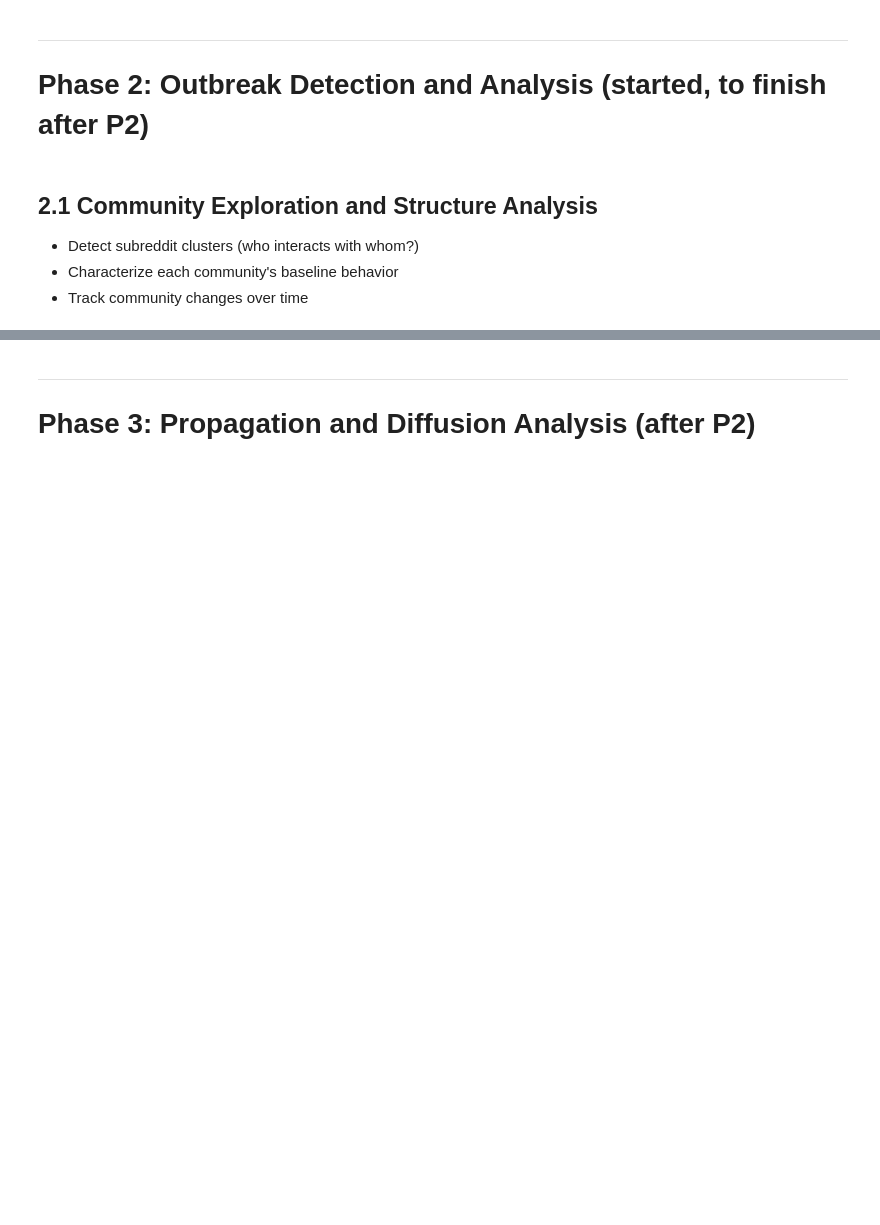
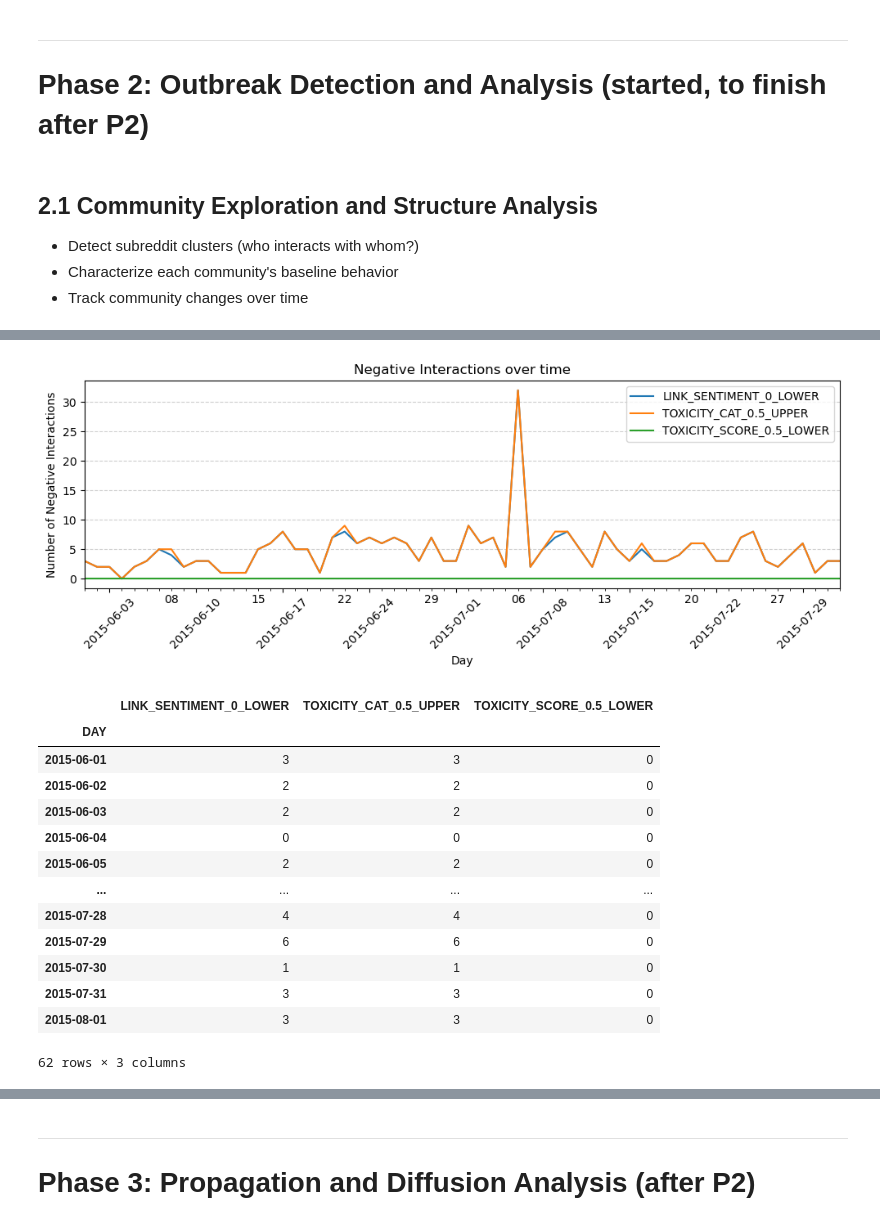
Before and after one commit to AkselAcar/ada-2025-project-adastra, a Jupyter notebook: results.ipynb, the cells around one changed output, grey strips where cells are left out. Drawn from its saved outputs; the diff is of its cells as text; code cells hidden in the pictures; blank space fills up the shorter version.

```diff
--- a/results.ipynb
+++ b/results.ipynb
@@ -463,0 +585,57 @@ To focus on **specific properties** of what was used to define toxicity. Could b
+# %%
+# Count the number of negative daily interactions across all considered subreddits
+CRITERION = ["LINK_SENTIMENT",
+             "TOXICITY_CAT",
+             "TOXICITY_SCORE"
+             #"TOXICITY_SCORE_ROLLZ"
+             ]
+THRESHOLDS = [0,
+              0.5,
+              0.5
+              #0.10
+              ]
+UPPER = [False,
+         True,
+         False
+         # False
+        ]
+daily_neg_interaction_df = construct_neg_interaction_df(focused_df,
+                                                        time_window=TIME_WINDOW,
+                                                        criteria=CRITERION,
+                                                        threshold=THRESHOLDS,
+                                                        upper=UPPER,
+                                                        groupby_type="DAY")
+
+# Plot
+fig, ax = plt.subplots(figsize=(10,4))
+
+daily_neg_interaction_df.plot(ax=ax)
+
+ax.xaxis.set_major_locator(mdates.DayLocator(interval=7))
+ax.xaxis.set_major_formatter(mdates.DateFormatter("%Y-%m-%d"))
+ax.tick_params(axis="x", rotation=45)
+ax.set_title("Negative Interactions over time")
+ax.set_xlabel("Day")
+ax.set_ylabel("Number of Negative Interactions")
+ax.grid(axis="y", linestyle="--", alpha=0.6)
+plt.tight_layout()
+plt.show()
+
+# Show dataframe for further investigation
+daily_neg_interaction_df
+# %% [output]
+[figure, added]
+|  | LINK_SENTIMENT_0_LOWER | TOXICITY_CAT_0.5_UPPER | TOXICITY_SCORE_0.5_LOWER |
+| DAY |  |  |  |
+| 2015-06-01 | 3 | 3 | 0 |
+| 2015-06-02 | 2 | 2 | 0 |
+| 2015-06-03 | 2 | 2 | 0 |
+| 2015-06-04 | 0 | 0 | 0 |
+| 2015-06-05 | 2 | 2 | 0 |
+| ... | ... | ... | ... |
+| 2015-07-28 | 4 | 4 | 0 |
+| 2015-07-29 | 6 | 6 | 0 |
+| 2015-07-30 | 1 | 1 | 0 |
+| 2015-07-31 | 3 | 3 | 0 |
+| 2015-08-01 | 3 | 3 | 0 |
+62 rows × 3 columns
```
Also changed, not shown: parts of 22 cells of this notebook.
